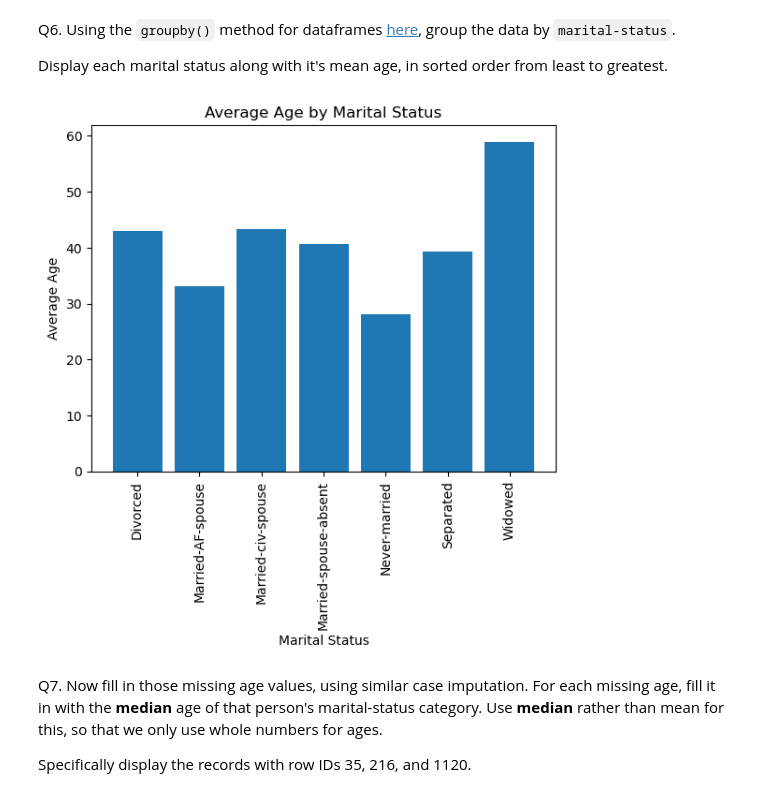
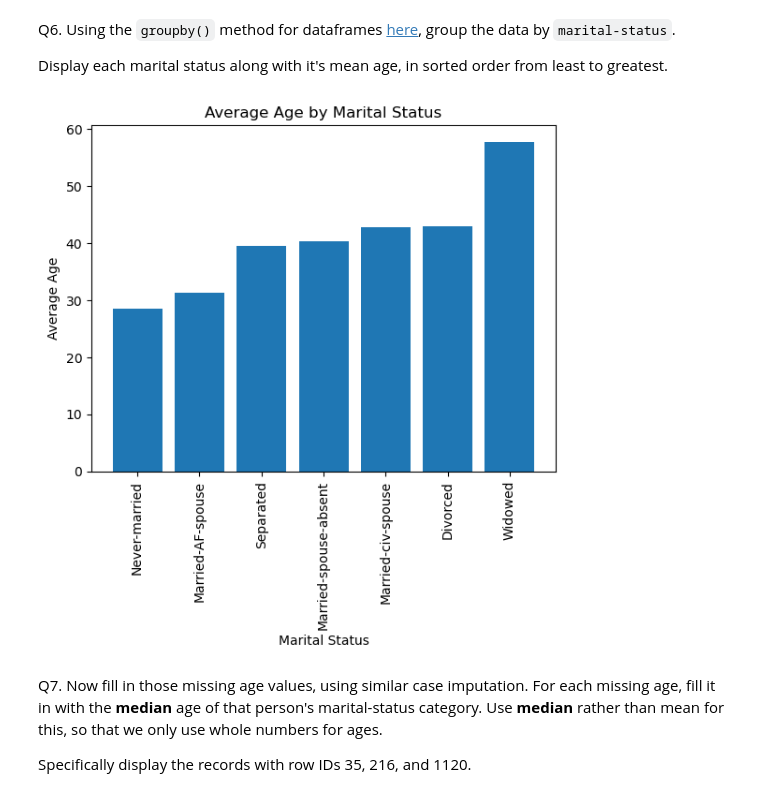
Before and after one commit to IanC04/CS363M, a Jupyter notebook: Assignments/Assignment 1/Assignment_1.ipynb, the cells around one changed output. Saved outputs shown, nothing was run; the diff lists cells and outputs as text; code cells hidden in the pictures.

```diff
--- a/Assignments/Assignment 1/Assignment_1.ipynb
+++ b/Assignments/Assignment 1/Assignment_1.ipynb
@@ -140,15 +150,15 @@ Q6. Using the `groupby()` method for dataframes [here](https://pandas.pydata.org
 Display each marital status along with it's mean age, in sorted order from least to greatest.
 # %%
 # your code goes here
-marital_status_age_means = adult_data.groupby("marital-status")["age"].mean()
+marital_status_age_means = adult_data.groupby("marital-status")["age"].mean().sort_values()
 plt.bar(marital_status_age_means.index, marital_status_age_means.values)
 plt.xlabel("Marital Status")
 plt.ylabel("Average Age")
 plt.title("Average Age by Marital Status")
 plt.xticks(rotation=90)
 plt.show()
 # %% [output]
-[figure, old version]
+[figure, new version]
 # %% [markdown]
 Q7. Now fill in those missing age values, using similar case imputation. For each missing age, fill it in with the **median** age of that person's marital-status category. Use **median** rather than mean for this, so that we only use whole numbers for ages.
 
```
Also changed, not shown: parts of 10 cells of this notebook.
